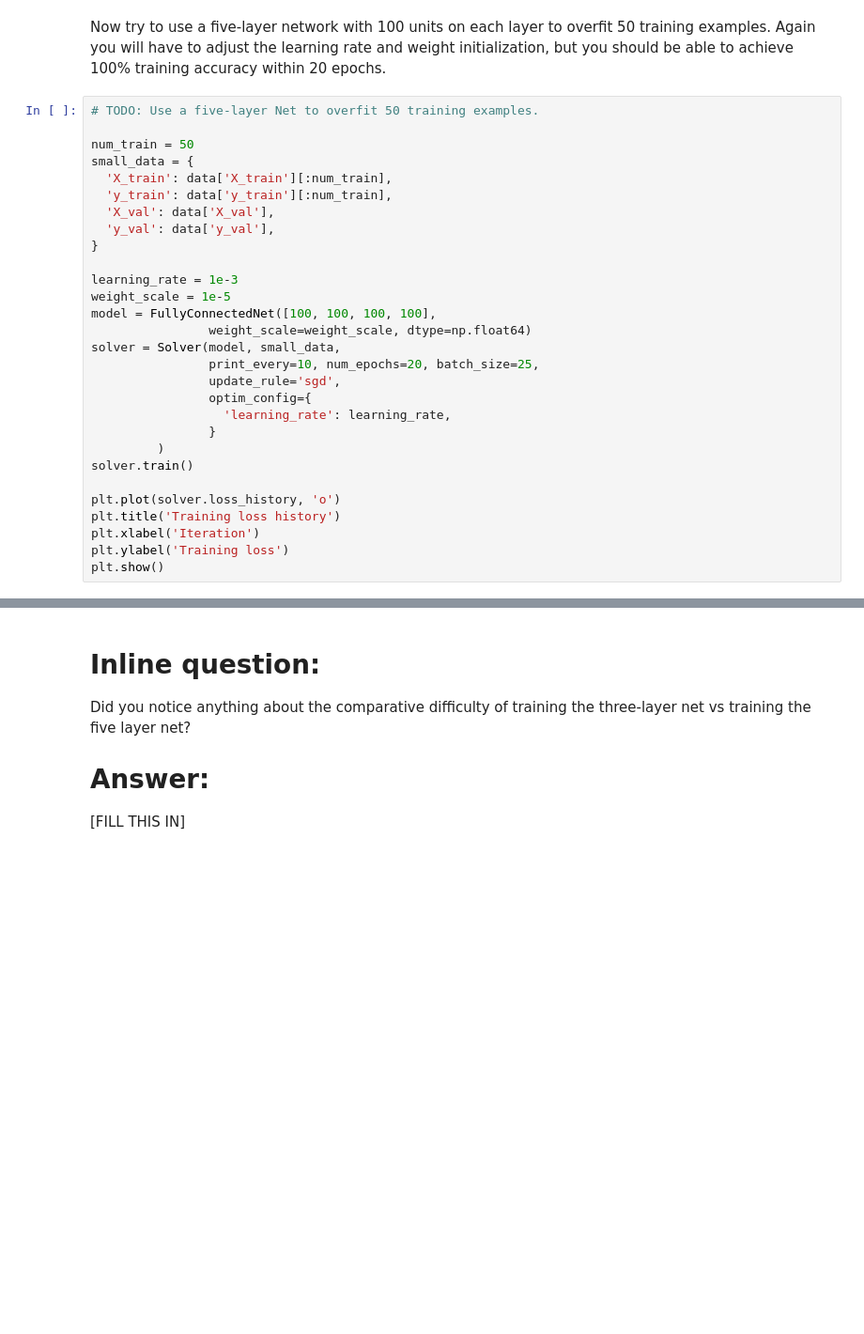
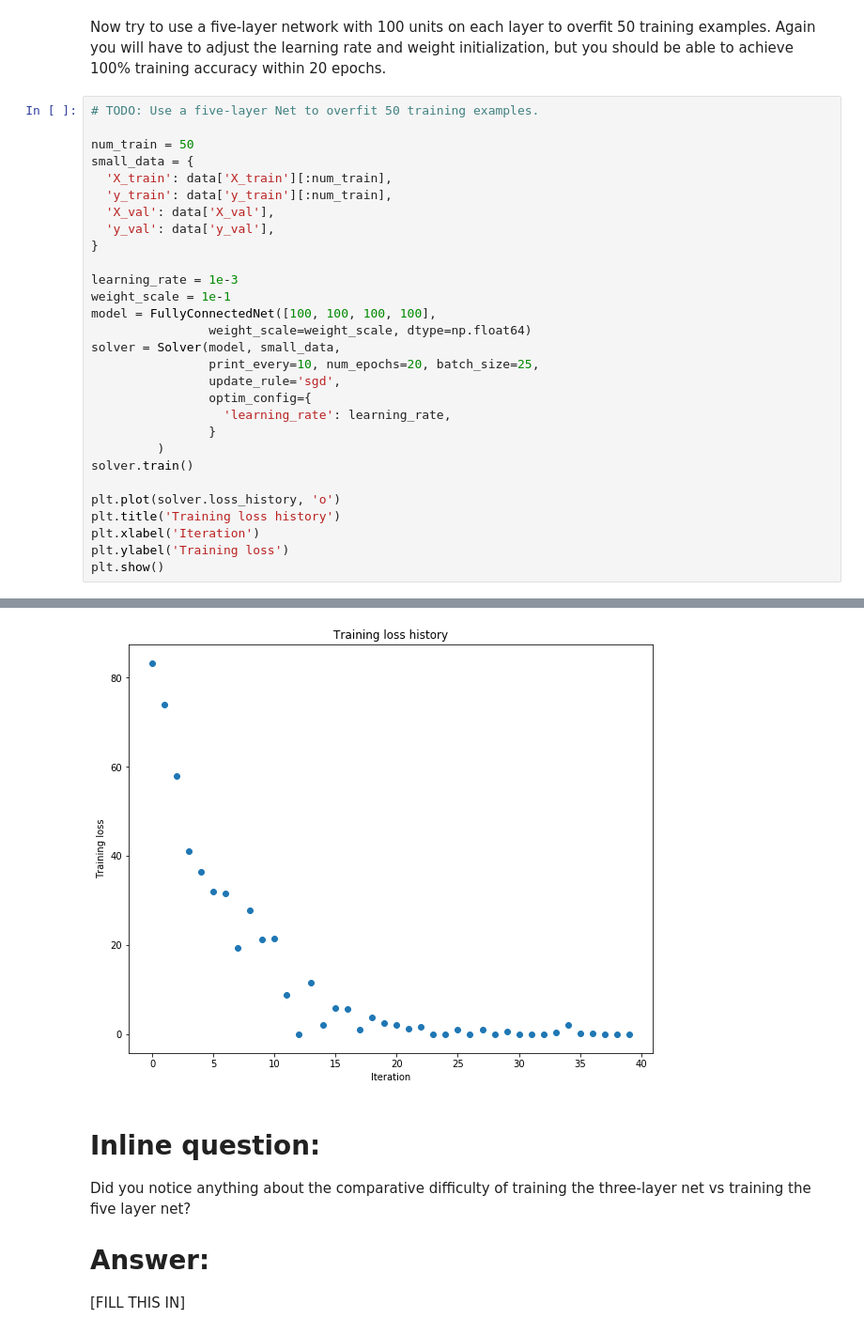
Before and after one commit to yunzhou/computer-vision-repo, a Jupyter notebook: assignments/assignment2/FullyConnectedNets.ipynb, the cells around one changed output, grey strips where cells are left out. Shown: that part at 94% size. Drawn from its saved outputs; the diff is of its cells as text; blank space fills up the shorter version.

```diff
--- a/assignments/assignment2/FullyConnectedNets.ipynb
+++ b/assignments/assignment2/FullyConnectedNets.ipynb
@@ -448,7 +480,7 @@ small_data = {
 }
 
 learning_rate = 1e-3
-weight_scale = 1e-5
+weight_scale = 1e-1
 model = FullyConnectedNet([100, 100, 100, 100],
                 weight_scale=weight_scale, dtype=np.float64)
 solver = Solver(model, small_data,
@@ -465,3 +497,4 @@ plt.title('Training loss history')
 plt.xlabel('Iteration')
 plt.ylabel('Training loss')
 plt.show()
+# %% [output]
@@ -468,3 +518,4 @@ plt.show()
+[figure, added]
 # %% [markdown]
 # Inline question:
 Did you notice anything about the comparative difficulty of training the three-layer net vs training the five layer net?
```
Also changed, not shown: parts of 7 cells of this notebook, 1 other file.
